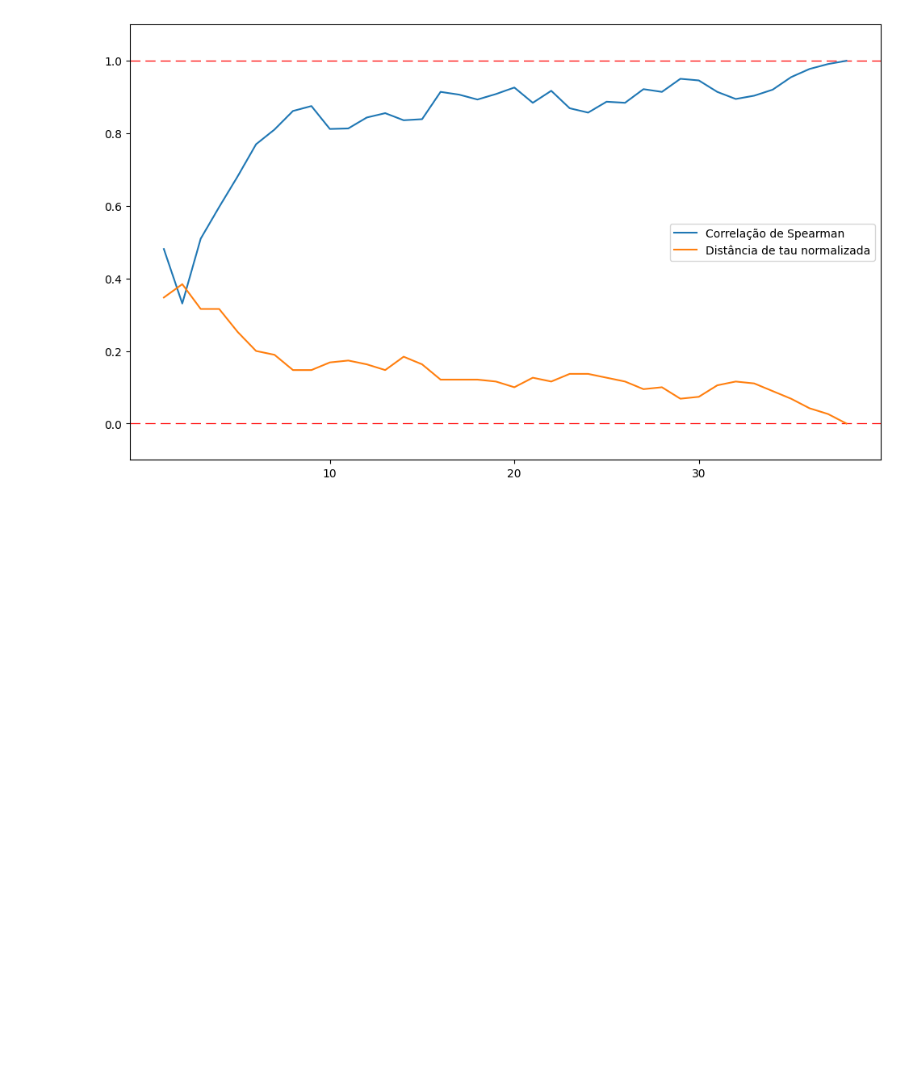
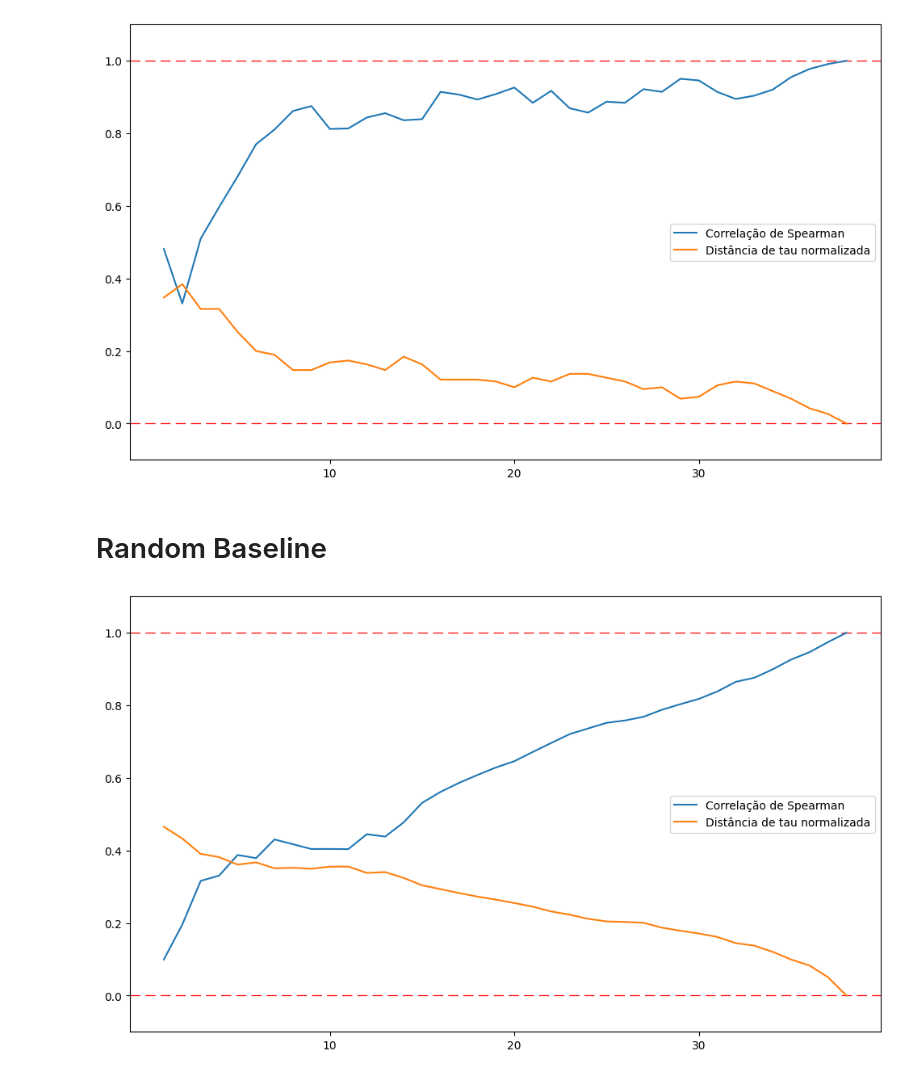
Before and after one commit to VictorOrtins/PartialStandingsBrasileirao, a Jupyter notebook: notebooks/premier_league_analysis.ipynb, the cells around one changed output. Cells and saved outputs as stored; diff of their text form; code cells hidden in the pictures; blank space fills up the shorter version.

Commit message:
Updating analysis notebook with baseline only chart

```diff
--- a/notebooks/premier_league_analysis.ipynb
+++ b/notebooks/premier_league_analysis.ipynb
@@ -80,3 +81,11 @@ table_2017['38'].to_list()
 spearman_tau_visualization(table_2017, fig_size=(12,7))
 # %% [output]
 [figure]
+# %% [markdown]
+# Random Baseline
+# %%
+mean_spearman, mean_tau = generate_spearman_tau_22_seasons()
+# %%
+spearman_tau_visualization(None, fig_size=(12,7), plot_points=(mean_spearman, mean_tau))
+# %% [output]
+[figure, added]
```
Also changed, not shown: parts of 1 cell of this notebook.
